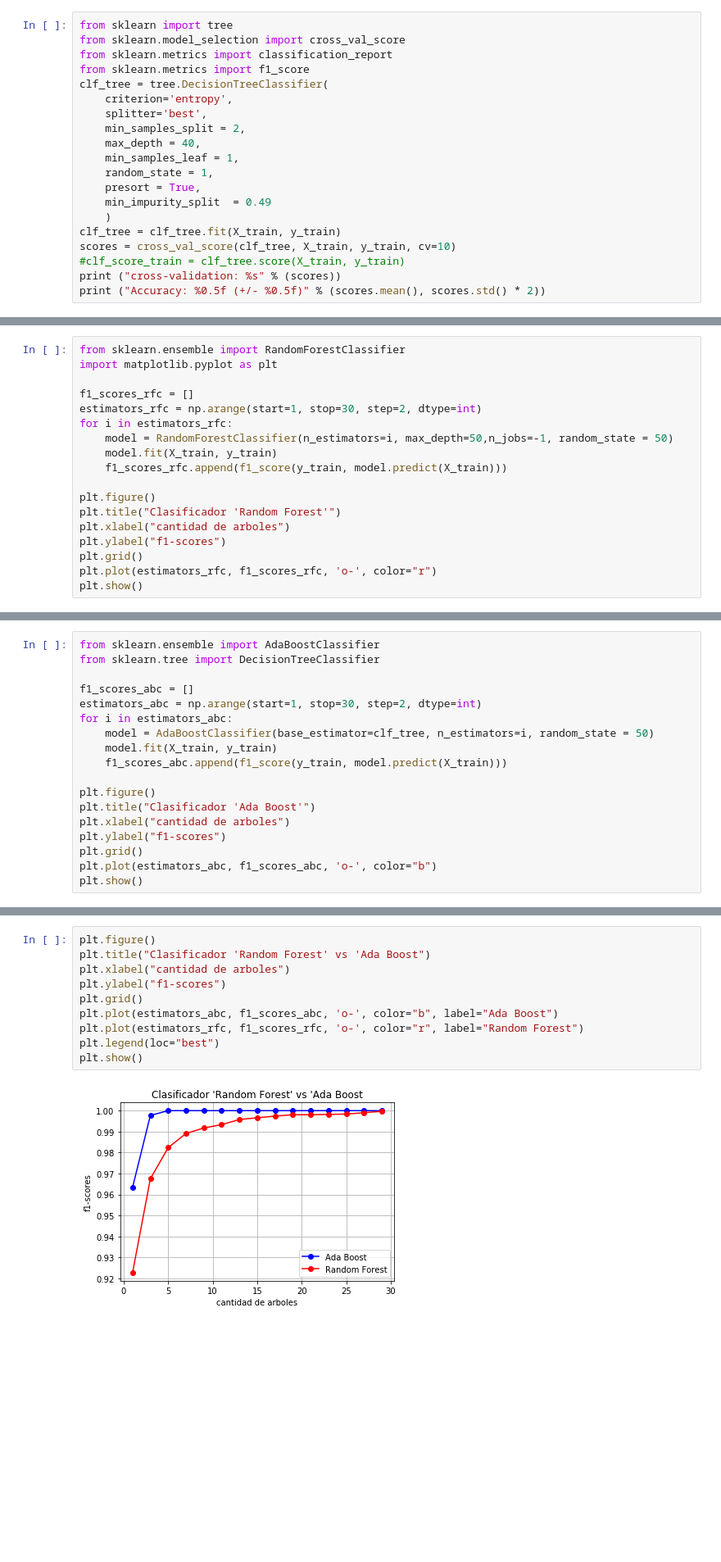
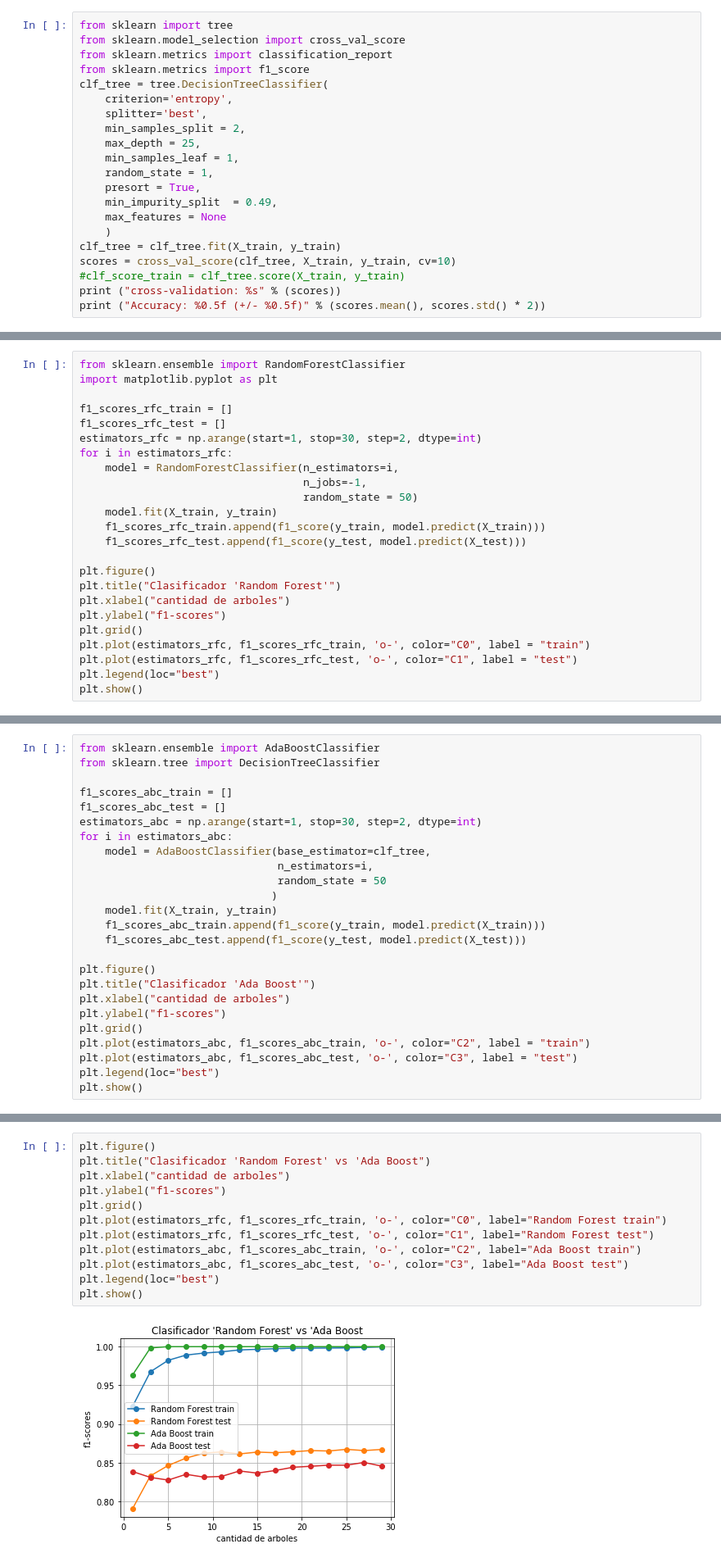
Before and after one commit to sebastian-aranda/machine_learning_utfsm, a Jupyter notebook: tarea3/Tarea3.3-4.ipynb, the cells around one changed output, grey strips where cells are left out. Shown at 82% size. Drawn from its saved outputs; the diff is of its cells as text; blank space fills up the shorter version.

```diff
--- a/tarea3/Tarea3.3-4.ipynb
+++ b/tarea3/Tarea3.3-4.ipynb
@@ -92,11 +92,12 @@ clf_tree = tree.DecisionTreeClassifier(
     criterion='entropy',
     splitter='best',
     min_samples_split = 2,
-    max_depth = 40,
+    max_depth = 25,
     min_samples_leaf = 1,
     random_state = 1,
     presort = True,
-    min_impurity_split  = 0.49
+    min_impurity_split  = 0.49,
+    max_features = None
     )
 clf_tree = clf_tree.fit(X_train, y_train)
 scores = cross_val_score(clf_tree, X_train, y_train, cv=10)
@@ -138,18 +139,24 @@ del F1-score de entrenamiento y de pruebas en funcion de este hiper-parametro.
 from sklearn.ensemble import RandomForestClassifier
 import matplotlib.pyplot as plt
 
-f1_scores_rfc = []
+f1_scores_rfc_train = []
+f1_scores_rfc_test = []
 estimators_rfc = np.arange(start=1, stop=30, step=2, dtype=int)
 for i in estimators_rfc:
-    model = RandomForestClassifier(n_estimators=i, max_depth=50,n_jobs=-1, random_state = 50)
+    model = RandomForestClassifier(n_estimators=i,
+                                   n_jobs=-1,
+                                   random_state = 50)
     model.fit(X_train, y_train)
-    f1_scores_rfc.append(f1_score(y_train, model.predict(X_train)))
+    f1_scores_rfc_train.append(f1_score(y_train, model.predict(X_train)))
+    f1_scores_rfc_test.append(f1_score(y_test, model.predict(X_test)))
 
 plt.figure()
 plt.title("Clasificador 'Random Forest'")
 plt.xlabel("cantidad de arboles")
 plt.ylabel("f1-scores")
 plt.grid()
-plt.plot(estimators_rfc, f1_scores_rfc, 'o-', color="r")
+plt.plot(estimators_rfc, f1_scores_rfc_train, 'o-', color="C0", label = "train")
+plt.plot(estimators_rfc, f1_scores_rfc_test, 'o-', color="C1", label = "test")
+plt.legend(loc="best")
 plt.show()
 # %% [output]
@@ -163,18 +170,25 @@
 from sklearn.ensemble import AdaBoostClassifier
 from sklearn.tree import DecisionTreeClassifier
 
-f1_scores_abc = []
+f1_scores_abc_train = []
+f1_scores_abc_test = []
 estimators_abc = np.arange(start=1, stop=30, step=2, dtype=int)
 for i in estimators_abc:
-    model = AdaBoostClassifier(base_estimator=clf_tree, n_estimators=i, random_state = 50)
+    model = AdaBoostClassifier(base_estimator=clf_tree,
+                               n_estimators=i,
+                               random_state = 50
+                              )
     model.fit(X_train, y_train)
-    f1_scores_abc.append(f1_score(y_train, model.predict(X_train)))
+    f1_scores_abc_train.append(f1_score(y_train, model.predict(X_train)))
+    f1_scores_abc_test.append(f1_score(y_test, model.predict(X_test)))
 
 plt.figure()
 plt.title("Clasificador 'Ada Boost'")
 plt.xlabel("cantidad de arboles")
 plt.ylabel("f1-scores")
 plt.grid()
-plt.plot(estimators_abc, f1_scores_abc, 'o-', color="b")
+plt.plot(estimators_abc, f1_scores_abc_train, 'o-', color="C2", label = "train")
+plt.plot(estimators_abc, f1_scores_abc_test, 'o-', color="C3", label = "test")
+plt.legend(loc="best")
 plt.show()
 # %% [output]
@@ -182,13 +196,15 @@ plt.show()
 # %%
 plt.figure()
 plt.title("Clasificador 'Random Forest' vs 'Ada Boost")
 plt.xlabel("cantidad de arboles")
 plt.ylabel("f1-scores")
 plt.grid()
-plt.plot(estimators_abc, f1_scores_abc, 'o-', color="b", label="Ada Boost")
-plt.plot(estimators_rfc, f1_scores_rfc, 'o-', color="r", label="Random Forest")
+plt.plot(estimators_rfc, f1_scores_rfc_train, 'o-', color="C0", label="Random Forest train")
+plt.plot(estimators_rfc, f1_scores_rfc_test, 'o-', color="C1", label="Random Forest test")
+plt.plot(estimators_abc, f1_scores_abc_train, 'o-', color="C2", label="Ada Boost train")
+plt.plot(estimators_abc, f1_scores_abc_test, 'o-', color="C3", label="Ada Boost test")
 plt.legend(loc="best")
 plt.show()
 # %% [output]
-[figure, old version]
+[figure, new version]
 # %% [markdown]
```
Also changed, not shown: parts of 19 cells of this notebook.
